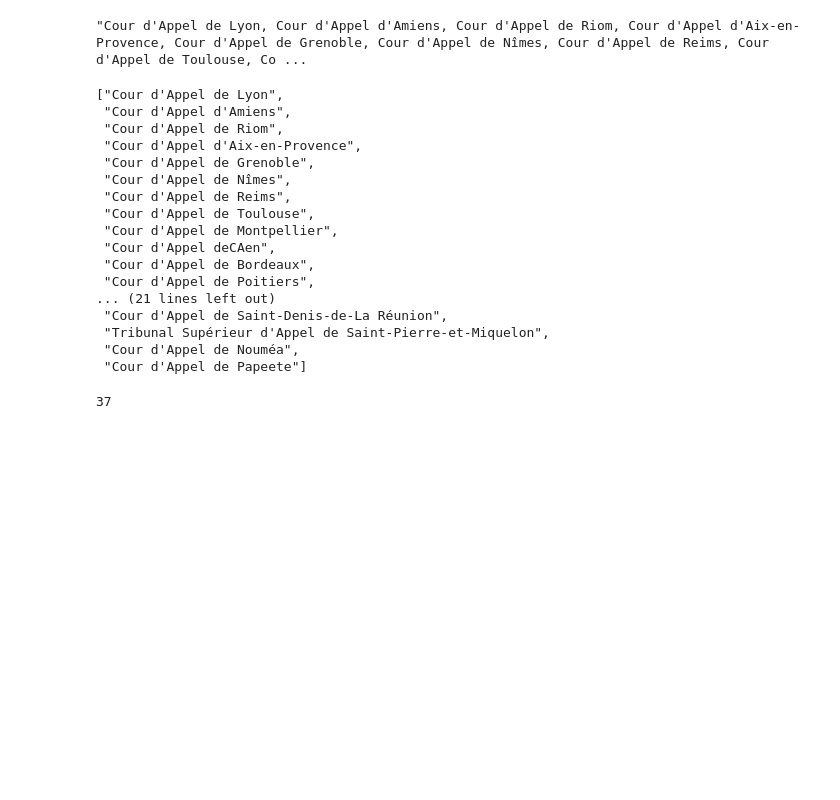
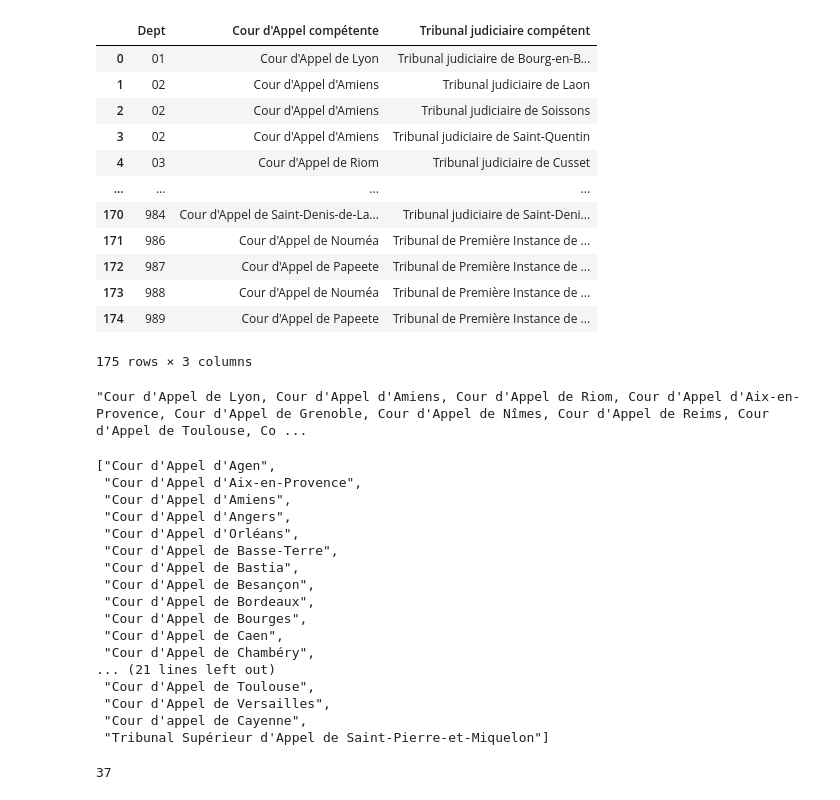
Before and after one commit to growgraph/legal_ie, a Jupyter notebook: nbs/geo_mapping.ipynb, the cells around one changed output. Saved outputs shown, nothing was run; the diff lists cells and outputs as text; code cells hidden in the pictures; blank space fills up the shorter version.

```diff
--- a/nbs/geo_mapping.ipynb
+++ b/nbs/geo_mapping.ipynb
@@ -1,3 +1,19 @@
 # %%
 import pandas as pd
+# %%
+df
+# %% [output]
+|  | Dept | Cour d'Appel compétente | Tribunal judiciaire compétent |
+| 0 | 01 | Cour d'Appel de Lyon | Tribunal judiciaire de Bourg-en-B... |
+| 1 | 02 | Cour d'Appel d'Amiens | Tribunal judiciaire de Laon |
+| 2 | 02 | Cour d'Appel d'Amiens | Tribunal judiciaire de Soissons |
+| 3 | 02 | Cour d'Appel d'Amiens | Tribunal judiciaire de Saint-Quentin |
+| 4 | 03 | Cour d'Appel de Riom | Tribunal judiciaire de Cusset |
+| ... | ... | ... | ... |
+| 170 | 984 | Cour d'Appel de Saint-Denis-de-La... | Tribunal judiciaire de Saint-Deni... |
+| 171 | 986 | Cour d'Appel de Nouméa | Tribunal de Première Instance de ... |
+| 172 | 987 | Cour d'Appel de Papeete | Tribunal de Première Instance de ... |
+| 173 | 988 | Cour d'Appel de Nouméa | Tribunal de Première Instance de ... |
+| 174 | 989 | Cour d'Appel de Papeete | Tribunal de Première Instance de ... |
+175 rows × 3 columns
 # %%
@@ -7,25 +23,25 @@ df = pd.read_csv("/home/alexander/data/legal/cour_tj_correspondence.csv")
 # %% [output]
 "Cour d'Appel de Lyon, Cour d'Appel d'Amiens, Cour d'Appel de Riom, Cour d'Appel d'Aix-en-Provence, Cour d'Appel de Grenoble, Cour d'Appel de Nîmes, Cour d'Appel de Reims, Cour d'Appel de Toulouse, Co ...
 # %%
-list(df[df.columns[1]].unique())
+sorted((df[df.columns[1]].unique()))
 # %% [output]
-["Cour d'Appel de Lyon",
+["Cour d'Appel d'Agen",
+ "Cour d'Appel d'Aix-en-Provence",
  "Cour d'Appel d'Amiens",
- "Cour d'Appel de Riom",
- "Cour d'Appel d'Aix-en-Provence",
- "Cour d'Appel de Grenoble",
- "Cour d'Appel de Nîmes",
- "Cour d'Appel de Reims",
+ "Cour d'Appel d'Angers",
+ "Cour d'Appel d'Orléans",
+ "Cour d'Appel de Basse-Terre",
+ "Cour d'Appel de Bastia",
+ "Cour d'Appel de Besançon",
+ "Cour d'Appel de Bordeaux",
+ "Cour d'Appel de Bourges",
+ "Cour d'Appel de Caen",
+ "Cour d'Appel de Chambéry",
+... (21 lines left out)
  "Cour d'Appel de Toulouse",
- "Cour d'Appel de Montpellier",
- "Cour d'Appel deCAen",
- "Cour d'Appel de Bordeaux",
- "Cour d'Appel de Poitiers",
-... (21 lines left out)
- "Cour d'Appel de Saint-Denis-de-La Réunion",
- "Tribunal Supérieur d'Appel de Saint-Pierre-et-Miquelon",
- "Cour d'Appel de Nouméa",
- "Cour d'Appel de Papeete"]
+ "Cour d'Appel de Versailles",
+ "Cour d'appel de Cayenne",
+ "Tribunal Supérieur d'Appel de Saint-Pierre-et-Miquelon"]
 # %%
 len(list(df[df.columns[1]].unique()))
 # %% [output]
```
Also changed, not shown: parts of 13 cells of this notebook, 4 other files.
